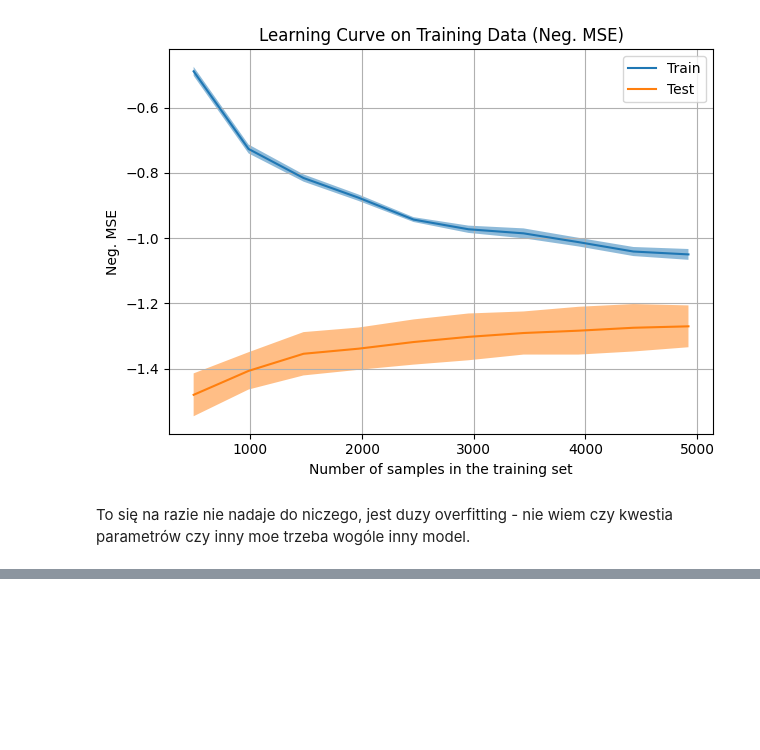
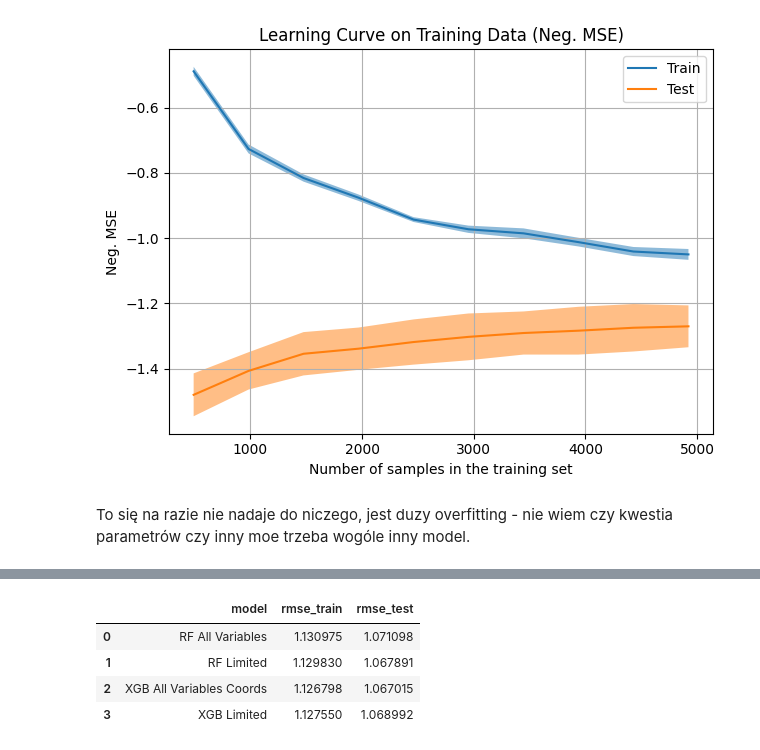
Before and after one commit to karolinazielinska1/XAI-project, a Jupyter notebook: notebooks/02_eda_and_modeling.ipynb, the cells around one changed output, grey strips where cells are left out. Cells and saved outputs as stored; diff of their text form; code cells hidden in the pictures; blank space fills up the shorter version.

```diff
--- a/notebooks/02_eda_and_modeling.ipynb
+++ b/notebooks/02_eda_and_modeling.ipynb
@@ -264,0 +314,6 @@ To się na razie nie nadaje do niczego, jest duzy overfitting - nie wiem czy kwe
+# %%
+for name, preprocessor in strategies.items():
+    study=optuna.create_study(direction="minimize", sampler=TPESampler(seed=89))
+    study.optimize(make_rf_objective(preprocessor=preprocessor), n_trials=100)
+
+    joblib.dump(study, f"../models/shows_rf_{name}.pkl")
@@ -264,0 +441,9 @@ To się na razie nie nadaje do niczego, jest duzy overfitting - nie wiem czy kwe
+# %%
+df_results = pd.DataFrame(results)
+df_results
+# %% [output]
+|  | model | rmse_train | rmse_test |
+| 0 | RF All Variables | 1.130975 | 1.071098 |
+| 1 | RF Limited | 1.129830 | 1.067891 |
+| 2 | XGB All Variables Coords | 1.126798 | 1.067015 |
+| 3 | XGB Limited | 1.127550 | 1.068992 |
```
Also changed, not shown: parts of 14 cells of this notebook, 6 other files.
